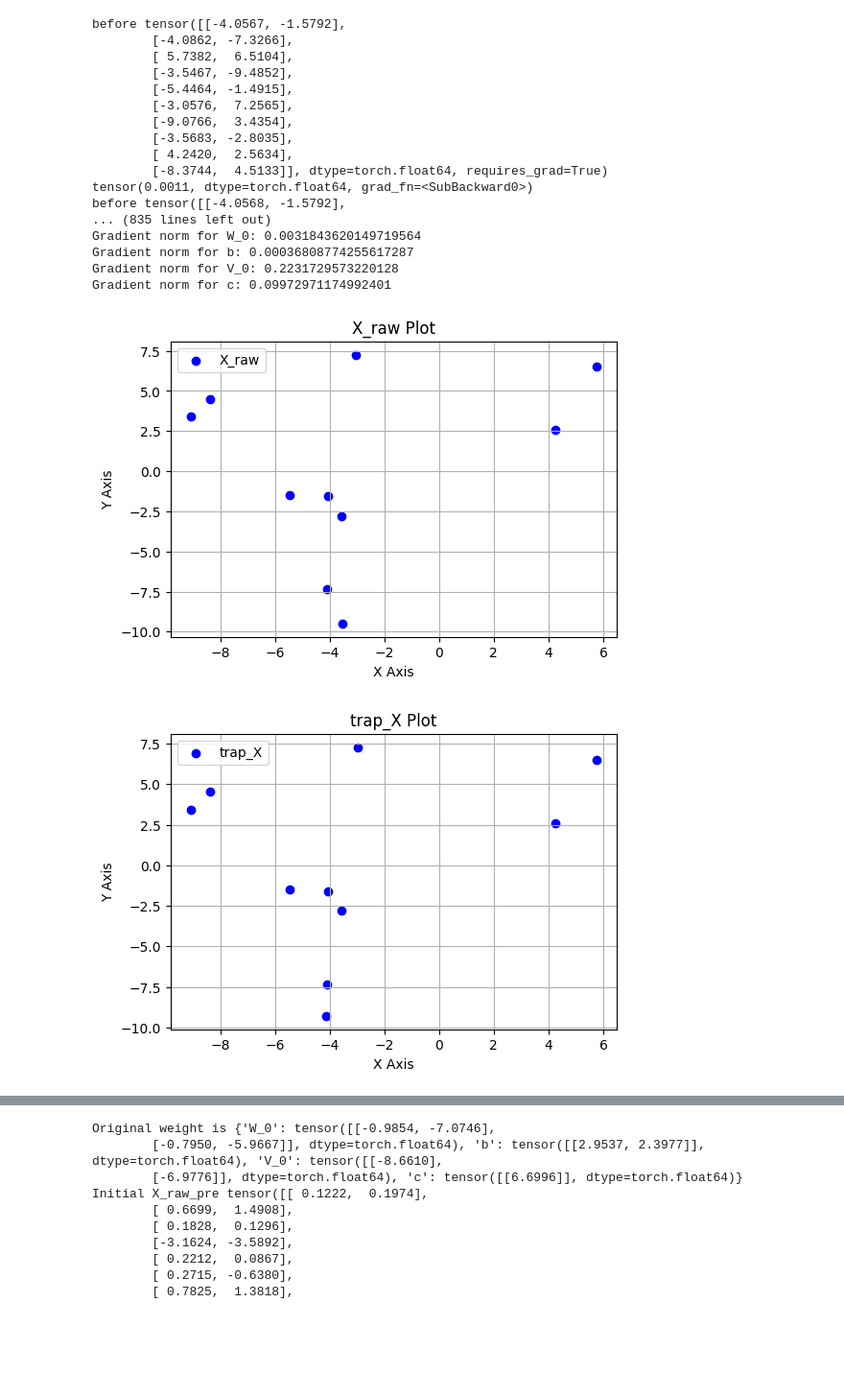
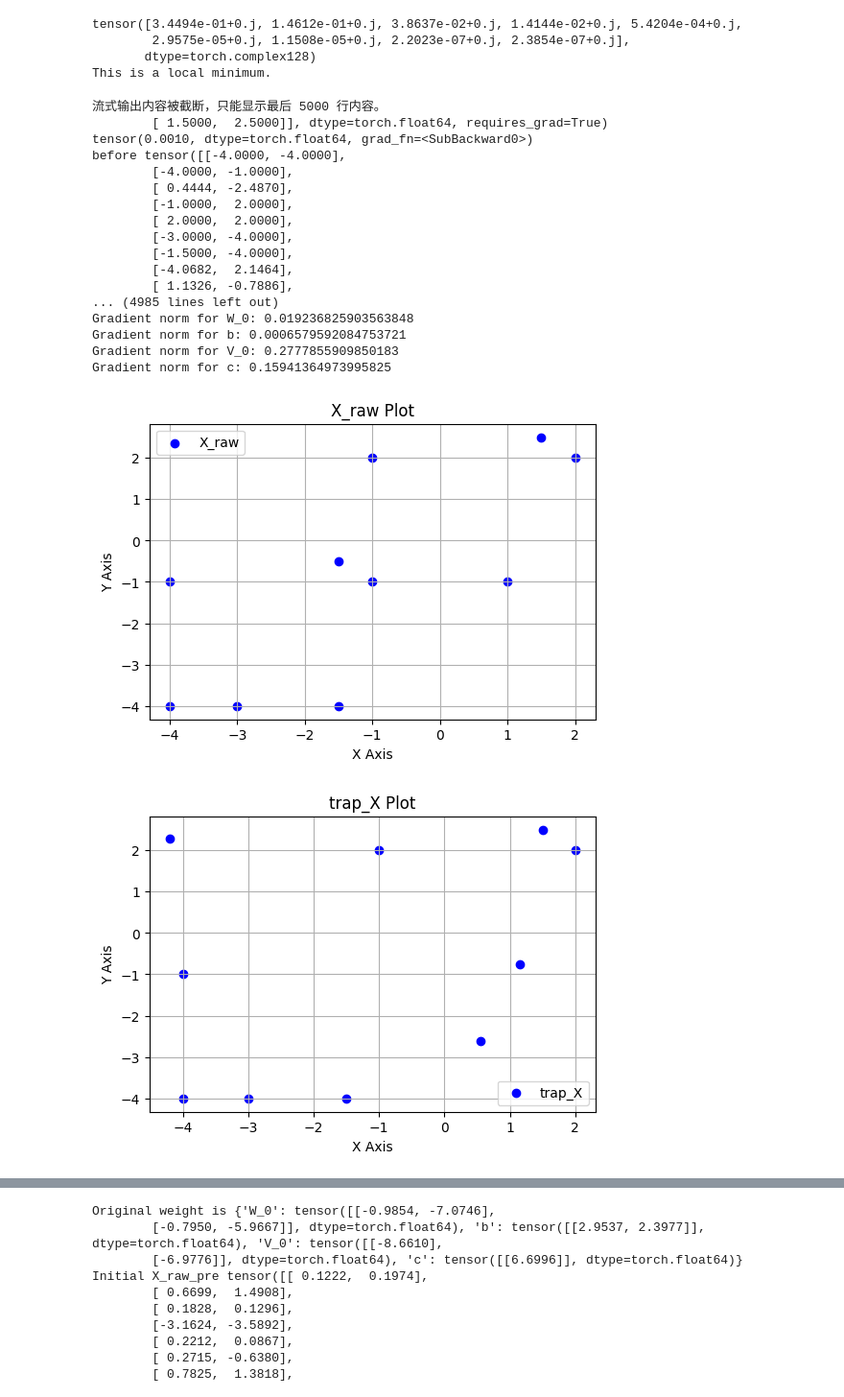
Before and after one commit to zw2788/LocalMinimaConstruction, a Jupyter notebook: DwrtXGradientW.ipynb, the cells around one changed output, grey strips where cells are left out. Shown: that part at 96% size. Drawn from its saved outputs; the diff is of its cells as text; code cells hidden in the pictures; blank space fills up the shorter version.

```diff
--- a/DwrtXGradientW.ipynb
+++ b/DwrtXGradientW.ipynb
@@ -174,7 +188,7 @@ def plot_tensor(tensor_data, label='Data', marker='o', color='blue'):
     plt.show()
 # %%
 data = pd.read_csv(
-    "https://raw.githubusercontent.com/zw2788/LocalMinimaConstruction/main/output(49830_100000).csv")
+    "https://raw.githubusercontent.com/zw2788/LocalMinimaConstruction/main/8shape.csv")
 
 data.head()
 
@@ -237,3 +392,14 @@ This is not a local minimum.
+# %%
+nn_model = SimpleNN(W_0, b, V_0, c)
+hessian_matrix_central, eigenvalues_central = compute_hessian_and_eigenvalues(nn_model, optimized_X_1, Y)
+
+print(eigenvalues_central)
+check_local_minimum(eigenvalues_central)
+# %% [output]
+tensor([3.4494e-01+0.j, 1.4612e-01+0.j, 3.8637e-02+0.j, 1.4144e-02+0.j, 5.4204e-04+0.j,
+        2.9575e-05+0.j, 1.1508e-05+0.j, 2.2023e-07+0.j, 2.3854e-07+0.j],
+       dtype=torch.complex128)
+This is a local minimum.
 # %%
 # Enable anomaly detection
 torch.autograd.set_detect_anomaly(True)
@@ -340,53 +506,53 @@ def trap_model(original_model, X, Y, max_iterations, number_of_x_iterations, wei
     final_loss.backward()
 
     # Calculate and print the norm of the gradients for each parameter
     for name, param in model.named_parameters():
         if param.requires_grad:
             print(f"Gradient norm for {name}: {param.grad.norm().item()}")
 
     # Return the modified X
     return X_modifiable
 
 # Initialize your model, X, Y, etc. outside the function
 # ... [Your initialization code here] ...
 
 # Call the function
 # ... [Call to train_model function here] ...
 #Example
 # Initialize your model, X, Y, etc. outside the function
 #custom_W_0 = [...]  # Replace [...] with your initial weights
 #custom_b = [...]   # Replace [...] with your initial bias
 #custom_V_0 = [...]  # Replace [...] with your next layer weights
 #custom_c = [...]   # Replace [...] with your next layer bias
 #model = SimpleNN(custom_W_0, custom_b, custom_V_0, custom_c)
 #X = torch.tensor([...], dtype=torch.float64, requires_grad=True)  # Replace [...] with your initial data
 #Y = torch.tensor([...], dtype=torch.float64)  # Replace [...] with target data
 
 # Call the function
 nn_model_trap = SimpleNN(W_0, b, V_0, c)
-trap_X = trap_model(nn_model_trap, X_raw, Y, max_iterations=10, number_of_x_iterations=10, weightlr= 0.005, xlr= 1)
+trap_X = trap_model(nn_model_trap, X_raw, Y, max_iterations=1000, number_of_x_iterations=2, weightlr= 0.01, xlr= 0.05)
 plot_tensor(X_raw, label='X_raw', marker='o', color='blue')
 plot_tensor(trap_X, label='trap_X', marker='o', color='blue')
 # %% [output]
-before tensor([[-4.0567, -1.5792],
-        [-4.0862, -7.3266],
-        [ 5.7382,  6.5104],
-        [-3.5467, -9.4852],
-        [-5.4464, -1.4915],
-        [-3.0576,  7.2565],
-        [-9.0766,  3.4354],
-        [-3.5683, -2.8035],
-        [ 4.2420,  2.5634],
-        [-8.3744,  4.5133]], dtype=torch.float64, requires_grad=True)
-tensor(0.0011, dtype=torch.float64, grad_fn=<SubBackward0>)
-before tensor([[-4.0568, -1.5792],
-... (835 lines left out)
-Gradient norm for W_0: 0.0031843620149719564
-Gradient norm for b: 0.00036808774255617287
-Gradient norm for V_0: 0.2231729573220128
-Gradient norm for c: 0.09972971174992401
+流式输出内容被截断，只能显示最后 5000 行内容。
+        [ 1.5000,  2.5000]], dtype=torch.float64, requires_grad=True)
+tensor(0.0010, dtype=torch.float64, grad_fn=<SubBackward0>)
+before tensor([[-4.0000, -4.0000],
+        [-4.0000, -1.0000],
+        [ 0.4444, -2.4870],
+        [-1.0000,  2.0000],
+        [ 2.0000,  2.0000],
+        [-3.0000, -4.0000],
+        [-1.5000, -4.0000],
+        [-4.0682,  2.1464],
+        [ 1.1326, -0.7886],
+... (4985 lines left out)
+Gradient norm for W_0: 0.019236825903563848
+Gradient norm for b: 0.0006579592084753721
+Gradient norm for V_0: 0.2777855909850183
+Gradient norm for c: 0.15941364973995825
-[figure, old version]
+[figure, new version]
-[figure, old version]
+[figure, new version]
 # %%
 print(X_raw)
 print(trap_X)
```
Also changed, not shown: parts of 9 cells of this notebook.
